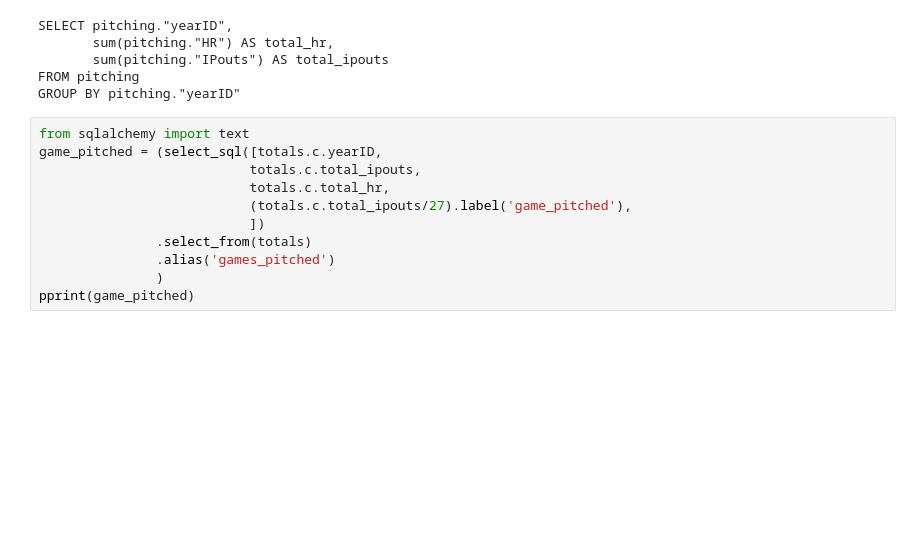
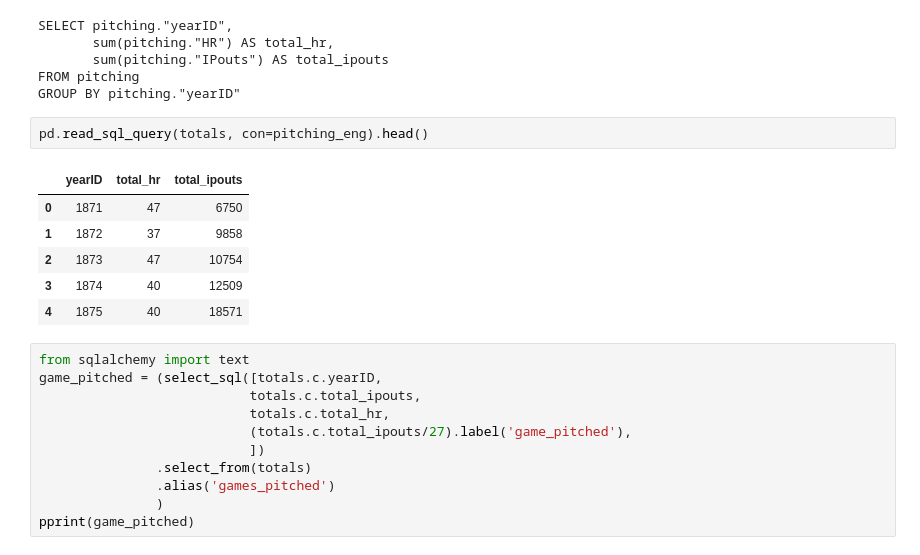
Before and after one commit to acker016/DSCI430, a Jupyter notebook: lab_4_pitching_aggregation_DAY1.ipynb, the cells around one changed output. Cells and saved outputs as stored; diff of their text form; blank space fills up the shorter version.

```diff
--- a/lab_4_pitching_aggregation_DAY1.ipynb
+++ b/lab_4_pitching_aggregation_DAY1.ipynb
@@ -131,6 +134,15 @@ SELECT pitching."yearID",
        sum(pitching."IPouts") AS total_ipouts
 FROM pitching
 GROUP BY pitching."yearID"
+# %%
+pd.read_sql_query(totals, con=pitching_eng).head()
+# %% [output]
+|  | yearID | total_hr | total_ipouts |
+| 0 | 1871 | 47 | 6750 |
+| 1 | 1872 | 37 | 9858 |
+| 2 | 1873 | 47 | 10754 |
+| 3 | 1874 | 40 | 12509 |
+| 4 | 1875 | 40 | 18571 |
 # %%
 from sqlalchemy import text
 game_pitched = (select_sql([totals.c.yearID,
```
Also changed, not shown: parts of 5 cells of this notebook.
